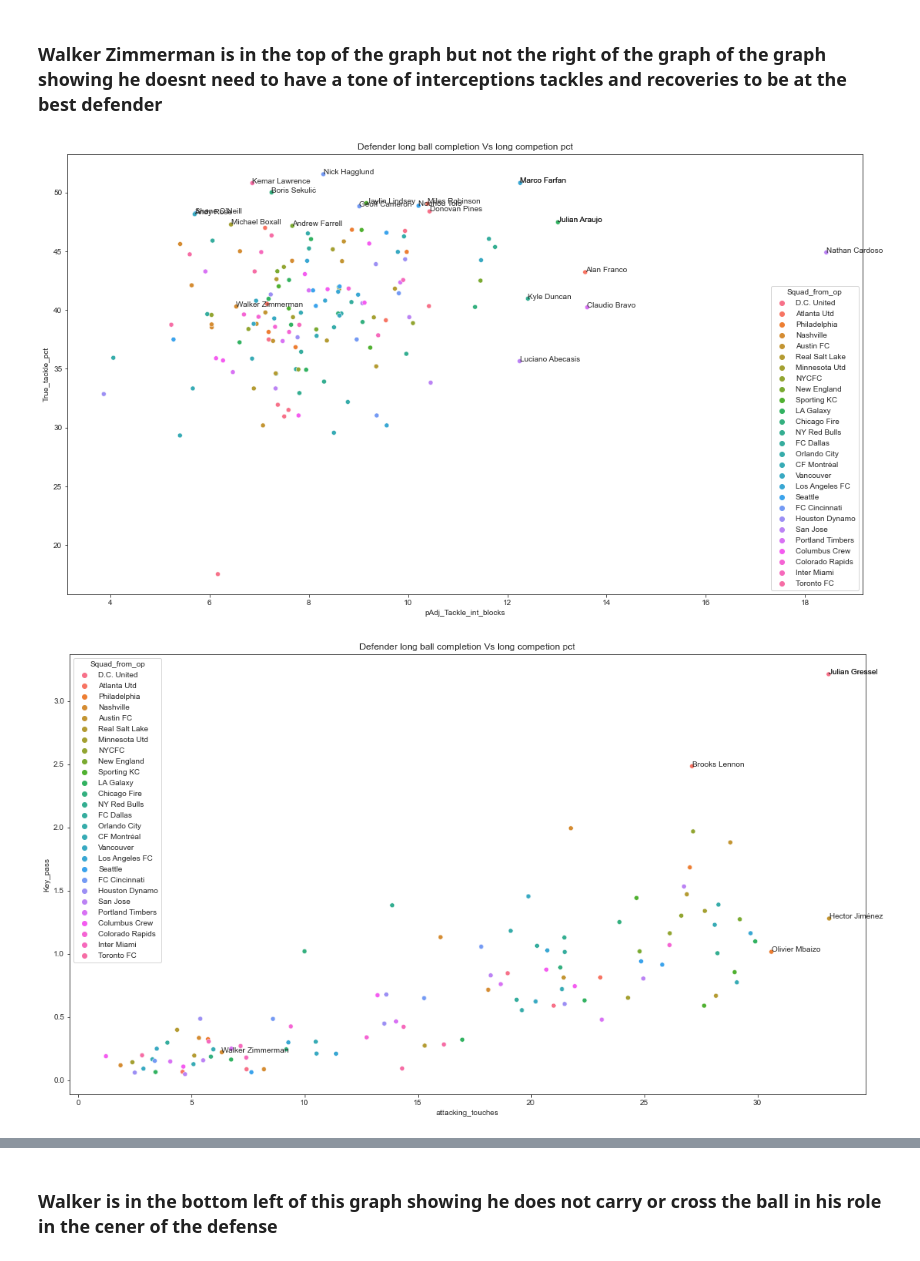
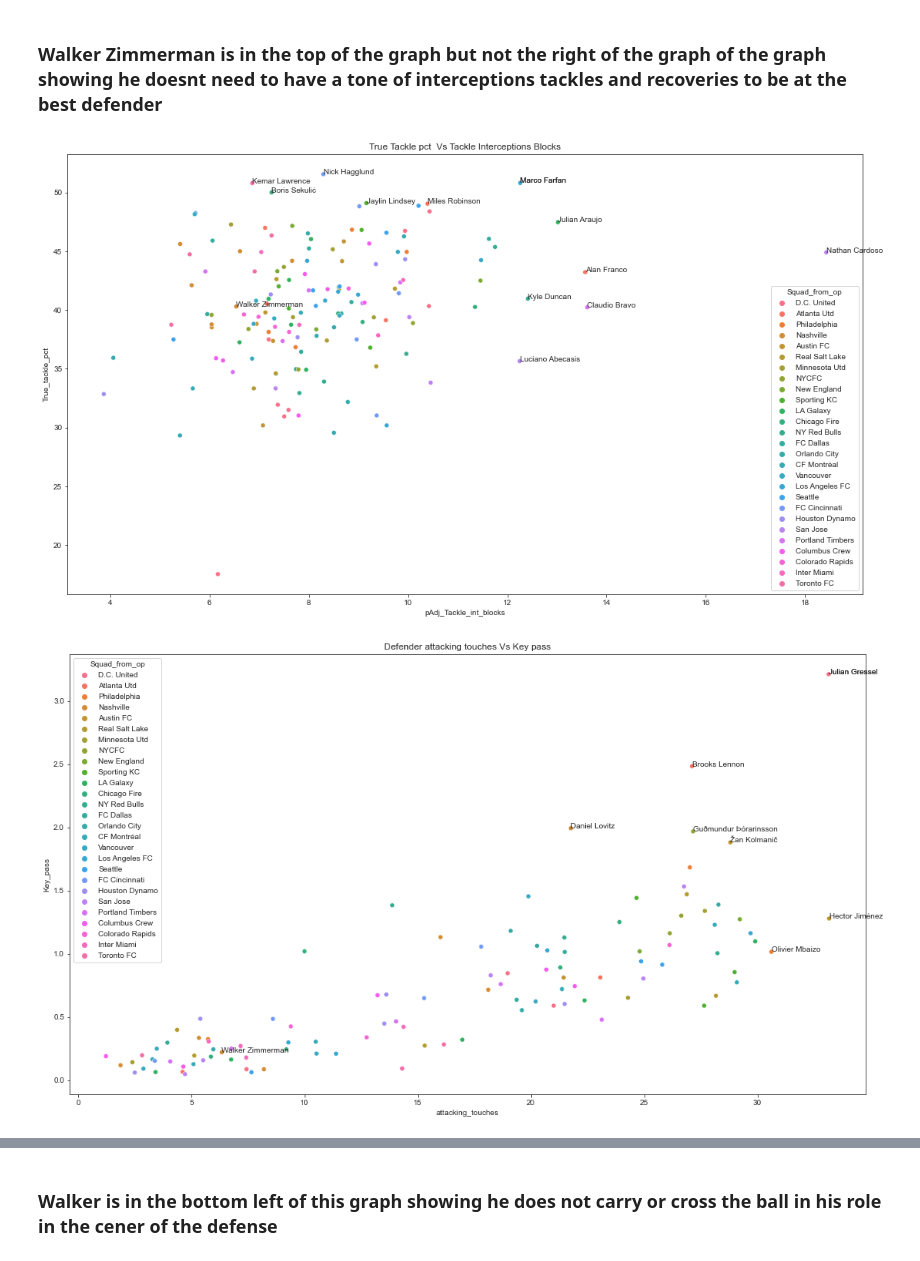
Before and after one commit to misterrustia/MLS_clustering_Captsone, a Jupyter notebook: 2_Exploratory_Data_analysis/Player_exploratory_data_analysis.ipynb, the cells around one changed output, grey strips where cells are left out. Drawn from its saved outputs; the diff is of its cells as text; code cells hidden in the pictures.

```diff
--- a/2_Exploratory_Data_analysis/Player_exploratory_data_analysis.ipynb
+++ b/2_Exploratory_Data_analysis/Player_exploratory_data_analysis.ipynb
@@ -43,6 +64,6 @@ memory usage: 606.0+ KB
 # %%
 # create defender only df
-defenders = df.loc[(df['Position']=='DF')&( df['Nineties'] >1)]
+defenders = df.loc[(df['Position']=='DF')&( df['Nineties'] >5)]
 # %%
 #use boxplot to observe outliers - key for anamoly dection
 
@@ -204,36 +278,36 @@ plt.tight_layout()
 graph = defenders.loc[(df['Position']=='DF')&(df['Nineties']>10)]
 
 sns.set_style('ticks')
 
 fig, ax = plt.subplots()
 fig.set_size_inches(18.5, 10.5)
 
 # plt.gca().invert_xaxis()
 # plt.xticks(rotation = 90)
 
 
 x = graph['pAdj_Tackle_int_blocks']
 y = graph['True_tackle_pct']
 p = graph['player_name']
 
 g = sns.scatterplot(data=graph, x=x,y =y,hue='Squad_from_op',
-                ax=ax).set(title='Defender long ball completion Vs long competion pct')
+                ax=ax).set(title='True Tackle pct  Vs Tackle Interceptions Blocks')
 
 
 for p, x, y in zip(p, x, y):
     if p == 'Walker Zimmerman':
         plt.annotate(p, (x, y))
-    if y > 47:
+    if y > 49:
          plt.annotate(p, (x, y))
     if x > 12:
         plt.annotate(p,(x,y))
 
 
 
 
 # plt.tight_layout()
 # %% [output]
-[figure, old version]
+[figure, new version]
 # %%
 
 graph = df.loc[(df['Crosses']>.1)&(df['Position']=='DF')&(df['Nineties']>10)]
@@ -251,14 +325,14 @@ x = graph['attacking_touches']
 y = graph['Key_pass']
 p = graph['player_name']
 
-g = sns.scatterplot(data=graph, x='attacking_touches',y ='Key_pass',hue='Squad_from_op',
-                ax=ax).set(title='Defender long ball completion Vs long competion pct')
+g = sns.scatterplot(data=graph, x=x,y =y,hue='Squad_from_op',
+                ax=ax).set(title='Defender attacking touches Vs Key pass')
 
 
 for p, x, y in zip(p, x, y):
     if p == 'Walker Zimmerman':
         plt.annotate(p, (x, y))
-    if y > 2:
+    if y > 1.8:
          plt.annotate(p, (x, y))
     if x > 30:
         plt.annotate(p,(x,y))
@@ -268,7 +342,7 @@ for p, x, y in zip(p, x, y):
 
 # plt.tight_layout()
 # %% [output]
-[figure, old version]
+[figure, new version]
 # %%
 
 graph = df.loc[(df['Crosses']>.1)&(df['Position']=='DF')&(df['Nineties']>10)]
```
Also changed, not shown: parts of 29 cells of this notebook, 1 other file.
